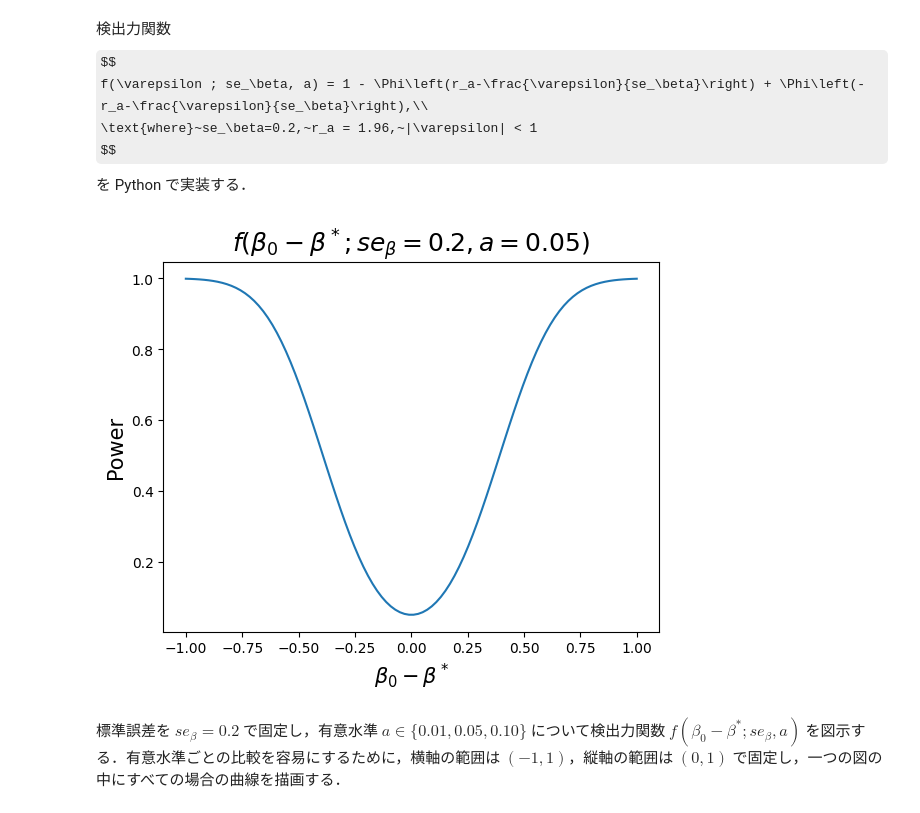
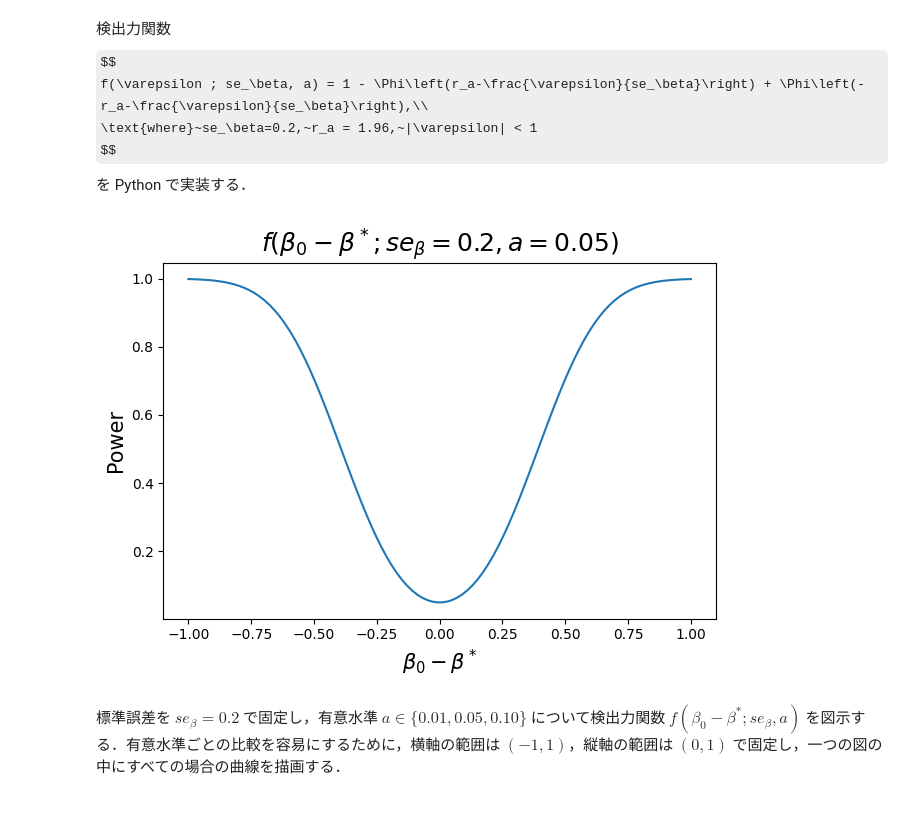
Before and after one commit to Nagayu71/Econometrics-B, a Jupyter notebook: week6_Ztest_power_function.ipynb, the cells around one changed output. Cells and saved outputs as stored; diff of their text form; code cells hidden in the pictures; some formulas as TeX source.

```diff
--- a/week6_Ztest_power_function.ipynb
+++ b/week6_Ztest_power_function.ipynb
@@ -53,19 +82,23 @@ def power_function(epsion, se, r):
     prob = 1 - norm.cdf(x1, loc=0, scale=1) + norm.cdf(x2, loc=0, scale=1)
     return prob
 # %%
-# plot the power function
+## plot the power function
+# fixed values
 r = 1.96
 se = 0.2
 epsilon = np.linspace(-1, 1, 100)
 
 fig, ax = plt.subplots()
 ax.plot(epsilon, power_function(epsilon, se, r))
 ax.set_title(r"$f(\beta_0 - \beta^*; se_\beta=0.2, a=0.05)$", size=18)
 ax.set_xlabel(r"$\beta_0 - \beta^*$", size=15)
 ax.set_ylabel("Power", size=15)
+fig.tight_layout()
+
+# save the generated figure
 plt.savefig("Figure/ztest_power_function1.png")
 # %% [output]
-[figure, old version]
+[figure, new version]
 # %% [markdown]
 標準誤差を $se_\beta=0.2$ で固定し，有意水準 $a \in \{0.01, 0.05, 0.10\}$ について検出力関数 $f(\beta_0 - \beta^*; se_\beta, a)$ を図示する．有意水準ごとの比較を容易にするために，横軸の範囲は $(-1,1)$，縦軸の範囲は $(0, 1)$ で固定し，一つの図の中にすべての場合の曲線を描画する．
 # %%
```
Also changed, not shown: parts of 3 cells of this notebook.
